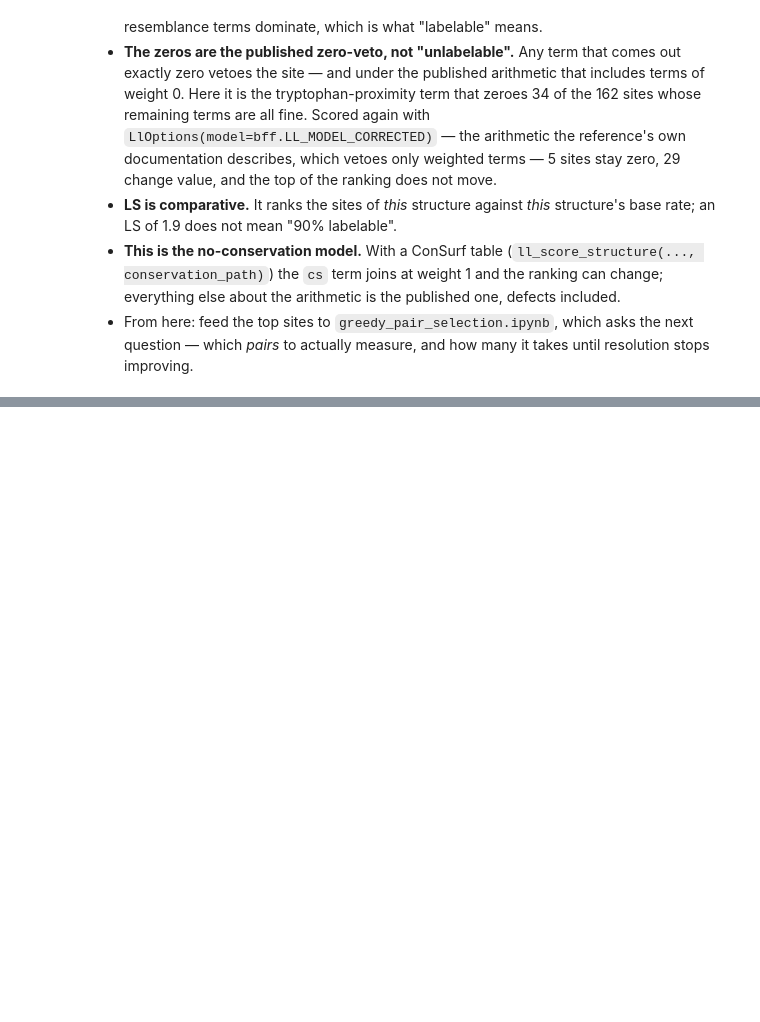
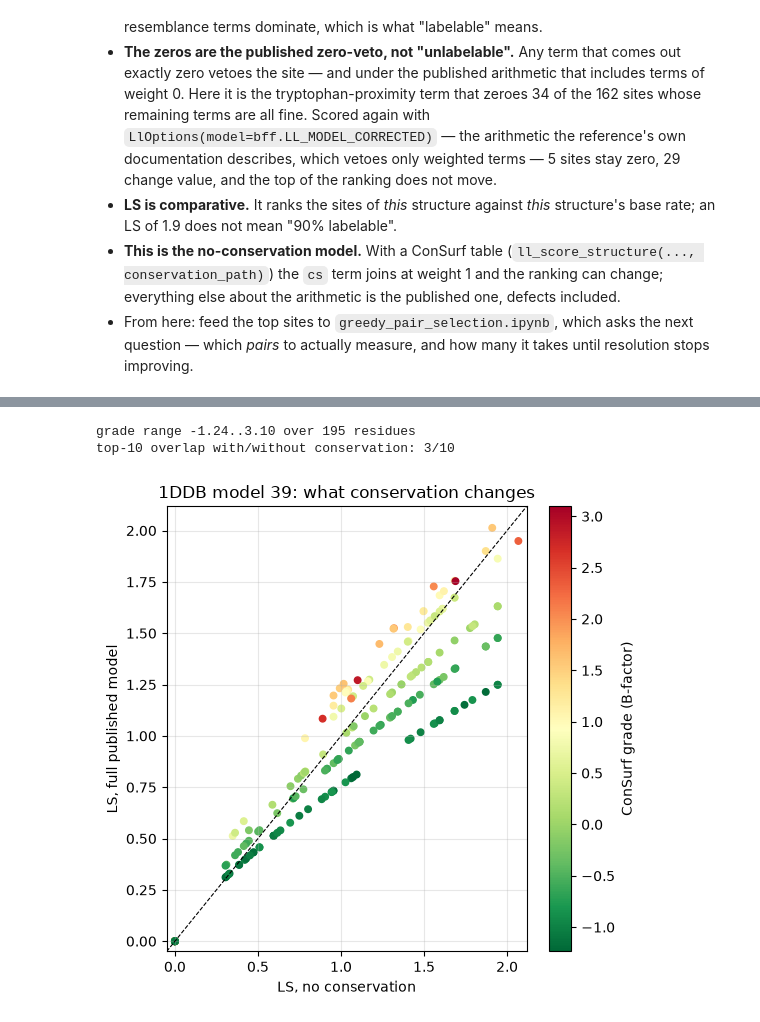
Before and after one commit to Fluorescence-Tools/IMP.bff, a Jupyter notebook: ipynb/example/labelizer_score.ipynb, the cells around one changed output, grey strips where cells are left out. Cells and saved outputs as stored; diff of their text form; code cells hidden in the pictures; blank space fills up the shorter version.

```diff
--- a/ipynb/example/labelizer_score.ipynb
+++ b/ipynb/example/labelizer_score.ipynb
@@ -367,0 +384,20 @@ combined LS            identical on 104/162, median |diff| 0.0000, max 0.603
+# %%
+pdb_1ddb = "../../test/input/labelizer/1DDB-39.pdb"
+grades = "../../test/input/labelizer/1DDB-conservationscore-39-A.pdb"
+
+full_model = bff.ll_model_paper()          # cs(w=1), se(w=1), tp(0), cr(w=1), ss(w=1), ce(0)
+scores_cs = bff.ll_score_structure(pdb_1ddb, full_model, bff.LlOptions(), grades)
+
+comb_cs = {bff.ll_residue_key(r.asym_id, r.seq_id): r.value
+           for r in scores_cs if r.score_type == "combined"}
+status = {}
+for r in scores_cs:
+    if r.score_type == "combined":
+        status[r.status] = status.get(r.status, 0) + 1
+print(f"{len(comb_cs)} positions scored with the full model; statuses {status}")
+print(f"conservation term: {sum(1 for r in scores_cs if r.score_type == 'conservation' and r.status == 'scored')} rows")
+
+print(f"\n{'rank':>4}  {'site':>6}  {'LS':>7}")
+for rank, (key, value) in enumerate(
+        sorted(comb_cs.items(), key=lambda kv: -kv[1])[:10], start=1):
+    print(f"{rank:>4}  {key:>6}  {'':>7}  {value:>7.4f}")
@@ -367,0 +419,36 @@ combined LS            identical on 104/162, median |diff| 0.0000, max 0.603
+# %%
+# with vs without: how much the conservation term moves the answer
+scores_ncs = bff.ll_score_structure(
+    pdb_1ddb, [p for p in full_model if p.tag != "cs"], bff.LlOptions())
+comb_ncs = {bff.ll_residue_key(r.asym_id, r.seq_id): r.value
+            for r in scores_ncs if r.score_type == "combined"}
+
+grades_map = bff.ll_read_consurf(grades)
+keys = sorted(set(comb_cs) & set(comb_ncs), key=lambda k: int(k[1:]))
+x = np.array([comb_ncs[k] for k in keys])          # no conservation
+y = np.array([comb_cs[k] for k in keys])           # full published model
+g = np.array([grades_map[k] for k in keys])        # the ConSurf grade itself
+print(f"grade range {g.min():.2f}..{g.max():.2f} over {len(keys)} residues")
+
+rank_c = {k: i for i, k in enumerate(sorted(keys, key=lambda k: -comb_cs[k]))}
+rank_n = {k: i for i, k in enumerate(sorted(keys, key=lambda k: -comb_ncs[k]))}
+top_c = set(sorted(comb_cs, key=comb_cs.get, reverse=True)[:10])
+top_n = set(sorted(comb_ncs, key=comb_ncs.get, reverse=True)[:10])
+print(f"top-10 overlap with/without conservation: {len(top_c & top_n)}/10")
+
+fig, ax = plt.subplots(figsize=(5.6, 5.4))
+lim = (min(x.min(), y.min()) - 0.05, max(x.max(), y.max()) + 0.05)
+ax.plot(lim, lim, "k--", lw=0.8)
+sc = ax.scatter(x, y, c=g, cmap="RdYlGn_r", s=22)
+fig.colorbar(sc, ax=ax, label="ConSurf grade (B-factor)")
+ax.set_xlim(lim); ax.set_ylim(lim)
+ax.set_xlabel("LS, no conservation")
+ax.set_ylabel("LS, full published model")
+ax.set_title("1DDB model 39: what conservation changes")
+ax.grid(alpha=0.3)
+fig.tight_layout()
+plt.show()
+# %% [output]
+grade range -1.24..3.10 over 195 residues
+top-10 overlap with/without conservation: 3/10
+[figure, added]
```
Also changed, not shown: parts of 3 cells of this notebook, 1 other file.
